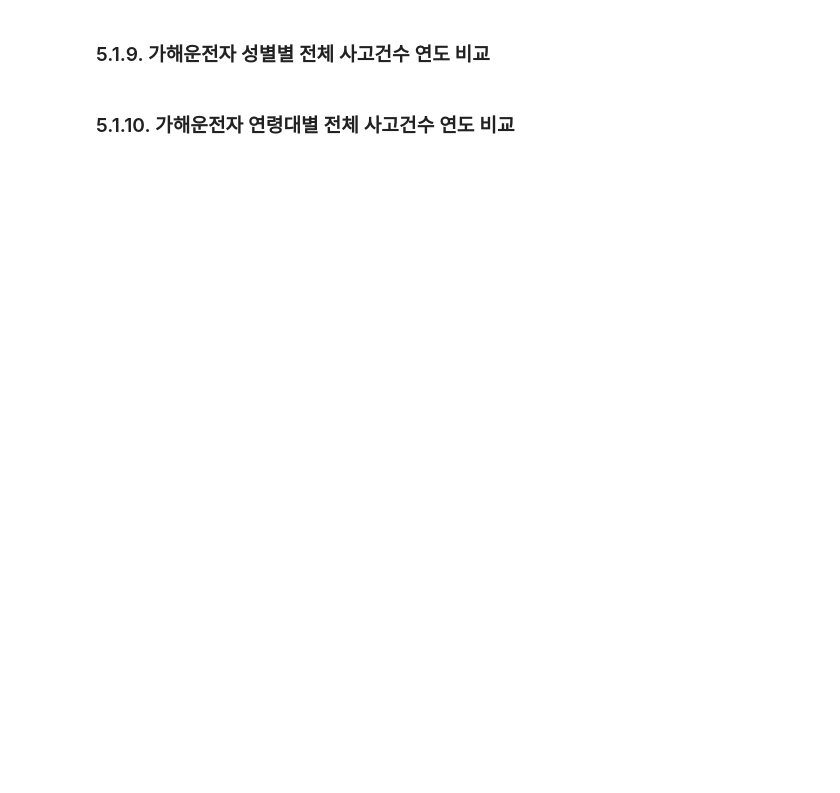
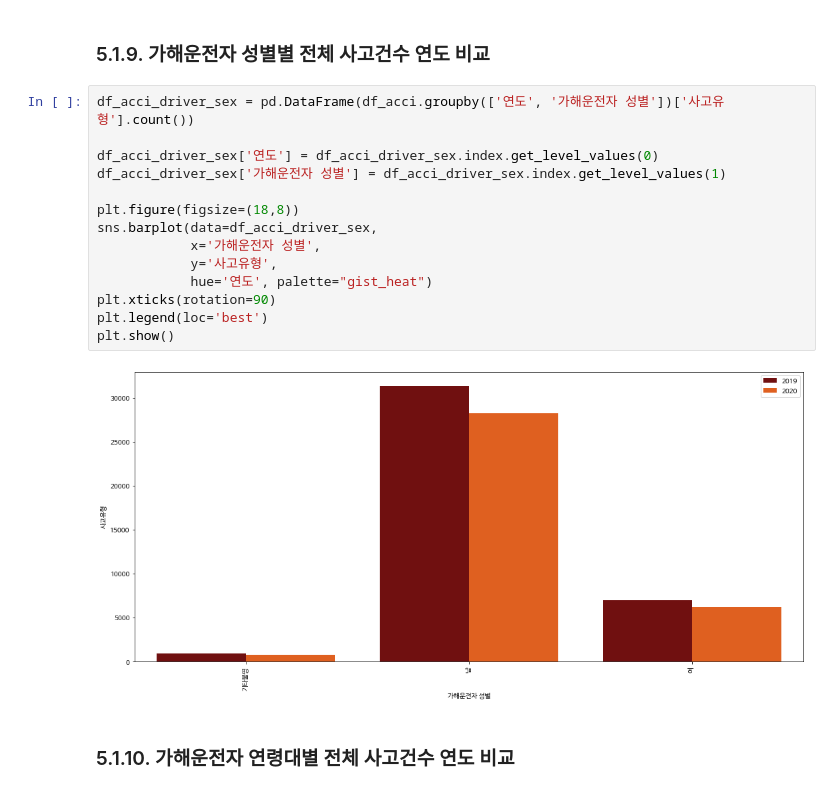
Before and after one commit to johanjun/dacon_molit, a Jupyter notebook: 교통사고_데이터_조팀장.ipynb, the cells around one changed output. Cells and saved outputs as stored; diff of their text form; blank space fills up the shorter version.

```diff
--- a/교통사고_데이터_조팀장.ipynb
+++ b/교통사고_데이터_조팀장.ipynb
@@ -413,4 +429,20 @@ plt.show()
 # %% [markdown]
 ### 5.1.9. 가해운전자 성별별 전체 사고건수 연도 비교
+# %%
+df_acci_driver_sex = pd.DataFrame(df_acci.groupby(['연도', '가해운전자 성별'])['사고유형'].count())
+
+df_acci_driver_sex['연도'] = df_acci_driver_sex.index.get_level_values(0)
+df_acci_driver_sex['가해운전자 성별'] = df_acci_driver_sex.index.get_level_values(1)
+
+plt.figure(figsize=(18,8))
+sns.barplot(data=df_acci_driver_sex,
+            x='가해운전자 성별',
+            y='사고유형',
+            hue='연도', palette="gist_heat")
+plt.xticks(rotation=90)
+plt.legend(loc='best')
+plt.show()
+# %% [output]
+[figure, added]
 # %% [markdown]
 ### 5.1.10. 가해운전자 연령대별 전체 사고건수 연도 비교
```
Also changed, not shown: parts of 13 cells of this notebook.
